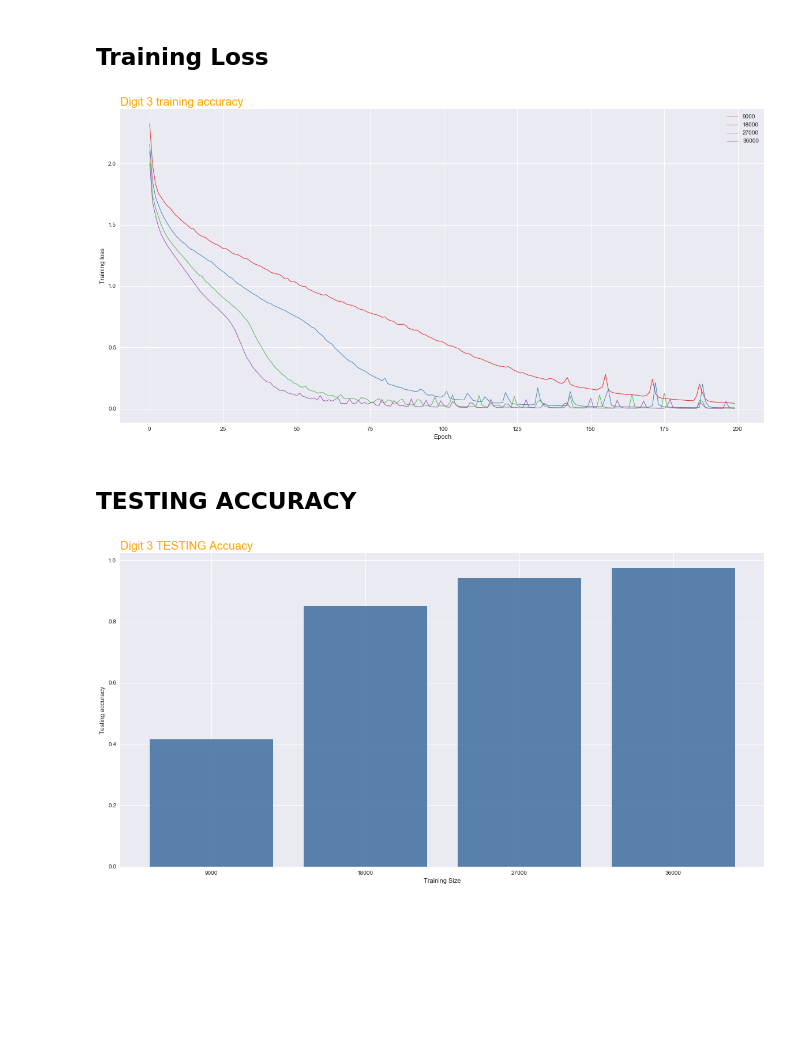
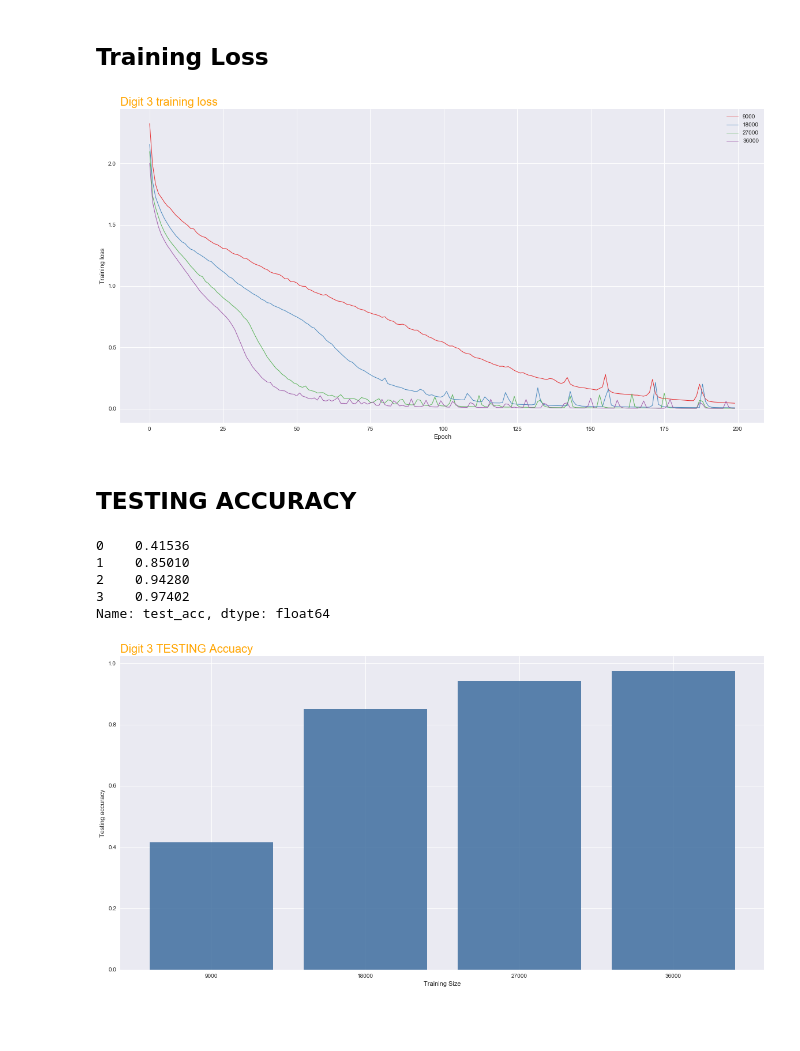
Before and after one commit to Sirius207/Subtractor, a Jupyter notebook: Model.ipynb, the cells around one changed output. Saved outputs shown, nothing was run; the diff lists cells and outputs as text; code cells hidden in the pictures; blank space fills up the shorter version.

```diff
--- a/Model.ipynb
+++ b/Model.ipynb
@@ -403,25 +402,27 @@ plt.show()
 # %%
 plt.figure(figsize=(20,10))
 
 value = 'loss'
 palette = plt.get_cmap('Set1')
 plt.plot(d3s9[value], marker='', color=palette(0), linewidth=1, alpha=0.9, label='9000')
 plt.plot(d3s18[value], marker='', color=palette(1), linewidth=1, alpha=0.9, label='18000')
 plt.plot(d3s27[value], marker='', color=palette(2), linewidth=1, alpha=0.9, label='27000')
 plt.plot(d3s36[value], marker='', color=palette(3), linewidth=1, alpha=0.9, label='36000')
 
 plt.legend()
 
-plt.title("Digit 3 training accuracy", loc='left', fontsize=20, fontweight=0, color='orange')
+plt.title("Digit 3 training loss", loc='left', fontsize=20, fontweight=0, color='orange')
 plt.xlabel("Epoch")
 plt.ylabel("Training loss")
 plt.show()
 # %% [output]
-[figure, old version]
+[figure, new version]
 # %% [markdown]
 ## TESTING ACCURACY
 # %%
 d3test_acc = pd.read_csv('./log/d3/test_d3_acc.csv')
+
+print(d3test_acc['test_acc'])
 
 plt.figure(figsize=(20,10))
 bars = [9000,18000,27000,36000]
@@ -435,6 +436,11 @@ plt.xlabel("Training Size")
 plt.ylabel("Testing accuracy")
 plt.show()
 # %% [output]
+0    0.41536
+1    0.85010
+2    0.94280
+3    0.97402
+Name: test_acc, dtype: float64
 [figure]
 # %% [markdown]
 ##
```
Also changed, not shown: parts of 12 cells of this notebook, 5 other files.
